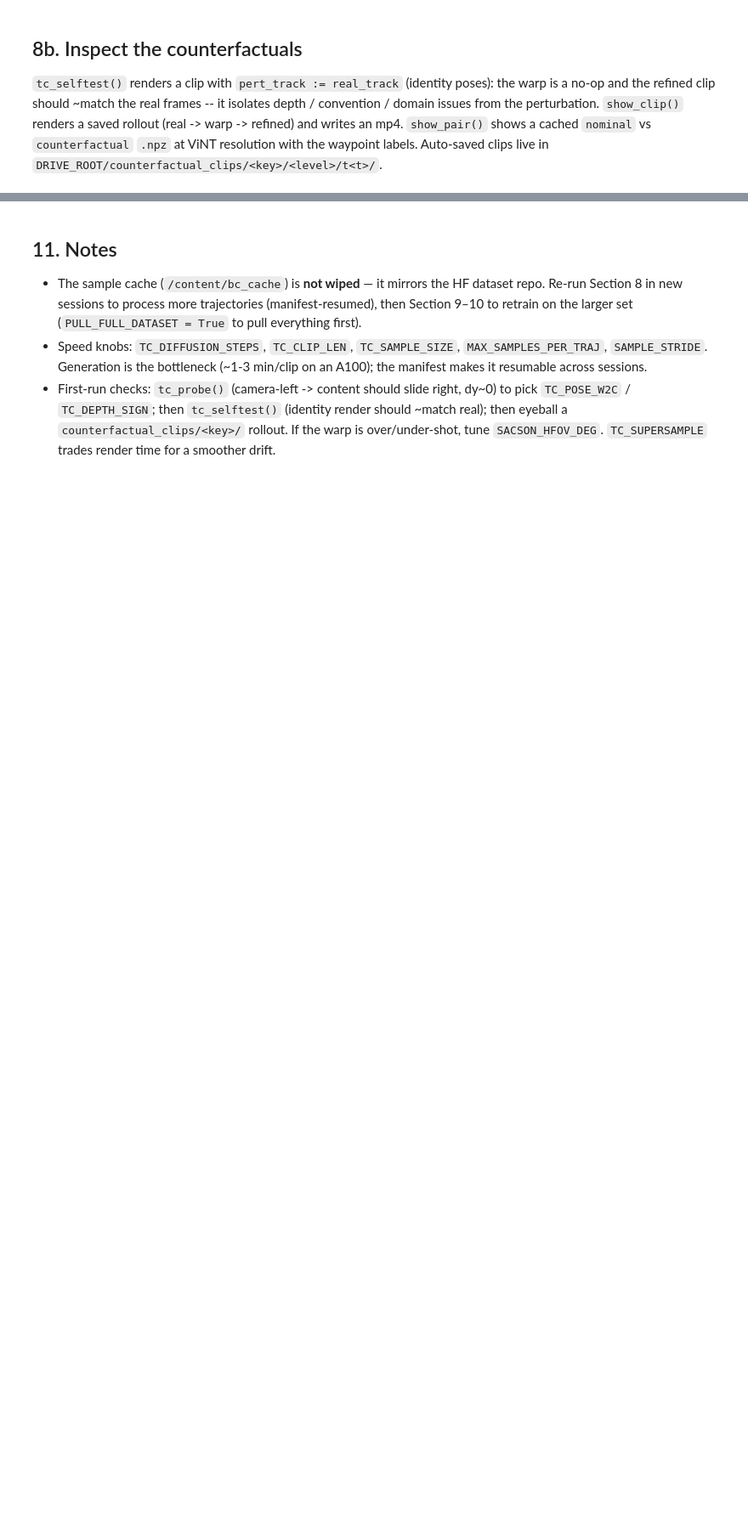
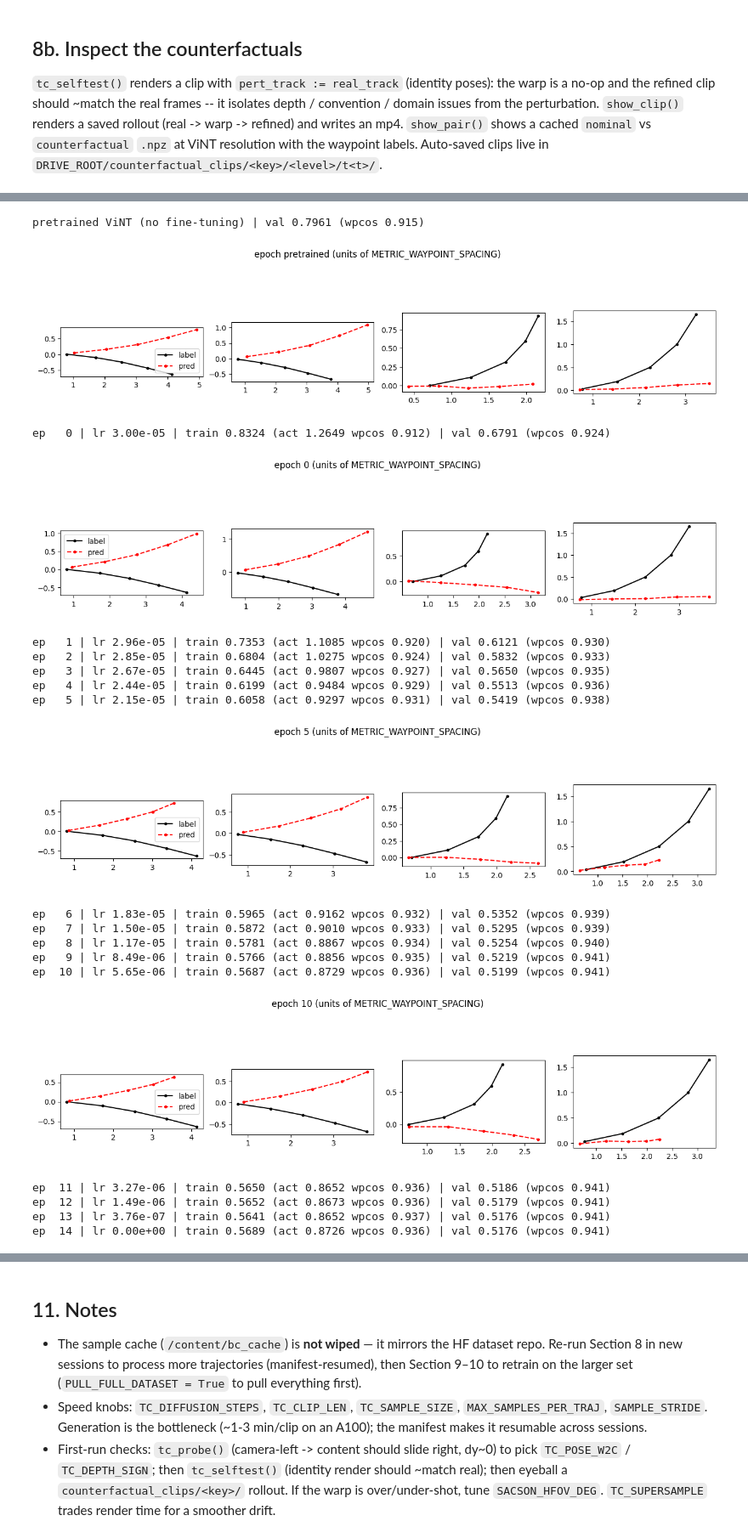
Before and after one commit to vaishnavi-suresh/Learning-to-fail-anywhere, a Jupyter notebook: notebooks/04_counterfactual_vint_bc.ipynb, the cells around one changed output, grey strips where cells are left out. Shown at 85% size. Drawn from its saved outputs; the diff is of its cells as text; code cells hidden in the pictures; blank space fills up the shorter version.

Commit message:
finish model

```diff
--- a/notebooks/04_counterfactual_vint_bc.ipynb
+++ b/notebooks/04_counterfactual_vint_bc.ipynb
@@ -564,10 +599,10 @@ def integrate_poses(v, w, dt):
 def label_traj(split, key):
     frames = load_traj(split, key)
     n = len(frames)
-    if n < CONTEXT_SIZE + (TH_HISTORY - 1) + max(T_FUTURE, GOAL_HORIZON) + 2:
+    if n < CONTEXT_SIZE + (TH_HISTORY - 1) + max(T_FUTURE, GOAL_HORIZON_MAX) + 2:
         return None
     ftens = [frame_tensor(f) for f in frames]
-    hi = n - max(T_FUTURE, GOAL_HORIZON) - 1
+    hi = n - max(T_FUTURE, GOAL_HORIZON_MAX) - 1
     rows = []
     for t in range(CONTEXT_SIZE, hi):
         obs = torch.cat(ftens[t - CONTEXT_SIZE:t + 1], dim=0).unsqueeze(0).to(device)
@@ -1351,5 +1556,6 @@ vint = vint.to(device)
 # %%
 def compute_loss(dp, ap, al, dl, alpha=ALPHA):
+    # ViNT's own training loss (vint_train/training/train_utils.py).
     dloss = F.mse_loss(dp.squeeze(-1), dl)
     aloss = F.mse_loss(ap, al)
     with torch.no_grad():
@@ -1357,12 +1563,12 @@ def compute_loss(dp, ap, al, dl, alpha=ALPHA):
     return (1 - alpha) * aloss + alpha * 1e-2 * dloss, aloss.detach(), wc
 
 
-opt = torch.optim.AdamW(vint.parameters(), lr=LR, weight_decay=WEIGHT_DECAY)
+opt = torch.optim.AdamW(vint.parameters(), lr=FT_LR, weight_decay=FT_WEIGHT_DECAY)
 spe = max(1, len(train_dl))
-tot_steps, warm = EPOCHS * spe, WARMUP_EPOCHS * spe
+tot_steps, warm = FT_EPOCHS * spe, FT_WARMUP_EPOCHS * spe
 sched = torch.optim.lr_scheduler.LambdaLR(
     opt, lambda s: s / max(1, warm) if s < warm else 0.5 * (1 + math.cos(math.pi * min(1.0, (s - warm) / max(1, tot_steps - warm)))))
-scaler = torch.cuda.amp.GradScaler(enabled=(USE_AMP and device.type == "cuda"))
+scaler = torch.amp.GradScaler("cuda", enabled=(USE_AMP and device.type == "cuda"))
 
 
 @torch.no_grad()
@@ -1385,39 +1591,82 @@ def rollout_plot(ep):
     _, ap = vint(obs.to(device), goal.to(device))
     ap, act = ap.float().cpu().numpy(), act.numpy()
     m = min(4, obs.size(0))
     fig, ax = plt.subplots(1, m, figsize=(4 * m, 4), squeeze=False)
     for j in range(m):
         ax[0][j].plot(act[j, :, 0], act[j, :, 1], "k-o", ms=3, label="label")
         ax[0][j].plot(ap[j, :, 0], ap[j, :, 1], "r--o", ms=3, label="pred")
         ax[0][j].set_aspect("equal")
         if j == 0:
             ax[0][j].legend()
-    fig.suptitle("epoch %d" % ep); plt.show(); plt.close(fig)
+    fig.suptitle("epoch %s (units of METRIC_WAYPOINT_SPACING)" % ep); plt.show(); plt.close(fig)
 
 
-assert len(train_ds) > 0, "empty training cache -- run Section 8, or set PULL_FULL_DATASET"
-best = float("inf"); step = 0
-for ep in range(EPOCHS):
+assert len(train_ds) > 0, "no relabelled training samples -- see the relabel summary above"
+# Score the untouched pretrained model first: fine-tuning has to beat this to be kept.
+pre_vt, pre_vc = evaluate()
+print("pretrained ViNT (no fine-tuning) | val %.4f (wpcos %.3f)" % (pre_vt, pre_vc))
+rollout_plot("pretrained")
+best = pre_vt if not math.isnan(pre_vt) else float("inf")
+step = 0; epochs_without_improvement = 0; saved = False
+MIN_DELTA = 1e-3
+for ep in range(FT_EPOCHS):
     vint.train()
     run = defaultdict(float); seen = 0
     for obs, goal, act, dist in train_dl:
         obs, goal, act, dist = obs.to(device), goal.to(device), act.to(device), dist.to(device)
         with torch.autocast(device_type=device.type, enabled=(USE_AMP and device.type == "cuda")):
             dp, ap = vint(obs, goal)
             loss, aloss, wc = compute_loss(dp, ap, act, dist)
         opt.zero_grad(set_to_none=True)
         scaler.scale(loss).backward(); scaler.step(opt); scaler.update(); sched.step(); step += 1
         b = obs.size(0); seen += b
         run["t"] += loss.item() * b; run["a"] += aloss.item() * b; run["c"] += wc.item() * b
     seen = max(seen, 1)
     vt, vc = evaluate()
     crit = vt if not math.isnan(vt) else run["t"] / seen
     print("ep %3d | lr %.2e | train %.4f (act %.4f wpcos %.3f) | val %.4f (wpcos %.3f)"
           % (ep, sched.get_last_lr()[0], run["t"] / seen, run["a"] / seen, run["c"] / seen, vt, vc))
-    if ep % 10 == 0 or ep == EPOCHS - 1:
+    if ep % 5 == 0 or ep == FT_EPOCHS - 1:
         rollout_plot(ep)
-    if crit < best:
+    if crit < best - MIN_DELTA:
         best = crit
-        torch.save({"model": vint.state_dict(), "config": VINT_CONFIG, "epoch": ep,
-                    "val_total": float(vt), "val_wp_cos": float(vc)}, os.path.join(CKPT_DIR, "best.pt"))
-print("best:", best)
+        epochs_without_improvement = 0
+        torch.save({"model": {k: v.detach().cpu() for k, v in vint.state_dict().items()},
+                    "config": VINT_CONFIG, "epoch": ep, "val_total": float(vt), "val_wp_cos": float(vc),
+                    "pretrained_val_total": float(pre_vt)}, FT_CKPT)
+        saved = True
+    else:
+        epochs_without_improvement += 1
+        if epochs_without_improvement >= FT_EARLY_STOP_PATIENCE:
+            print("early stopping: no val improvement > %.4f for %d epochs (best=%.4f)"
+                  % (MIN_DELTA, FT_EARLY_STOP_PATIENCE, best))
+            break
+
+if saved:
+    bestc = torch.load(FT_CKPT, map_location="cpu")
+    save_file({k: v.contiguous() for k, v in bestc["model"].items()}, FT_EXPORT)
+    print("best epoch %d: val %.4f (pretrained %.4f) -> exported %s"
+          % (bestc["epoch"], bestc["val_total"], pre_vt, FT_EXPORT))
+else:
+    print("fine-tuning never beat the pretrained model on val (%.4f) -- nothing exported" % pre_vt)
+# %% [output]
+pretrained ViNT (no fine-tuning) | val 0.7961 (wpcos 0.915)
+[figure, added]
+ep   0 | lr 3.00e-05 | train 0.8324 (act 1.2649 wpcos 0.912) | val 0.6791 (wpcos 0.924)
+[figure, added]
+ep   1 | lr 2.96e-05 | train 0.7353 (act 1.1085 wpcos 0.920) | val 0.6121 (wpcos 0.930)
+ep   2 | lr 2.85e-05 | train 0.6804 (act 1.0275 wpcos 0.924) | val 0.5832 (wpcos 0.933)
+ep   3 | lr 2.67e-05 | train 0.6445 (act 0.9807 wpcos 0.927) | val 0.5650 (wpcos 0.935)
+ep   4 | lr 2.44e-05 | train 0.6199 (act 0.9484 wpcos 0.929) | val 0.5513 (wpcos 0.936)
+ep   5 | lr 2.15e-05 | train 0.6058 (act 0.9297 wpcos 0.931) | val 0.5419 (wpcos 0.938)
+[figure, added]
+ep   6 | lr 1.83e-05 | train 0.5965 (act 0.9162 wpcos 0.932) | val 0.5352 (wpcos 0.939)
+ep   7 | lr 1.50e-05 | train 0.5872 (act 0.9010 wpcos 0.933) | val 0.5295 (wpcos 0.939)
+ep   8 | lr 1.17e-05 | train 0.5781 (act 0.8867 wpcos 0.934) | val 0.5254 (wpcos 0.940)
+ep   9 | lr 8.49e-06 | train 0.5766 (act 0.8856 wpcos 0.935) | val 0.5219 (wpcos 0.941)
+ep  10 | lr 5.65e-06 | train 0.5687 (act 0.8729 wpcos 0.936) | val 0.5199 (wpcos 0.941)
+[figure, added]
+ep  11 | lr 3.27e-06 | train 0.5650 (act 0.8652 wpcos 0.936) | val 0.5186 (wpcos 0.941)
+ep  12 | lr 1.49e-06 | train 0.5652 (act 0.8673 wpcos 0.936) | val 0.5179 (wpcos 0.941)
+ep  13 | lr 3.76e-07 | train 0.5641 (act 0.8652 wpcos 0.937) | val 0.5176 (wpcos 0.941)
+ep  14 | lr 0.00e+00 | train 0.5689 (act 0.8726 wpcos 0.936) | val 0.5176 (wpcos 0.941)
```
Also changed, not shown: parts of 21 cells of this notebook, 14 other files.
